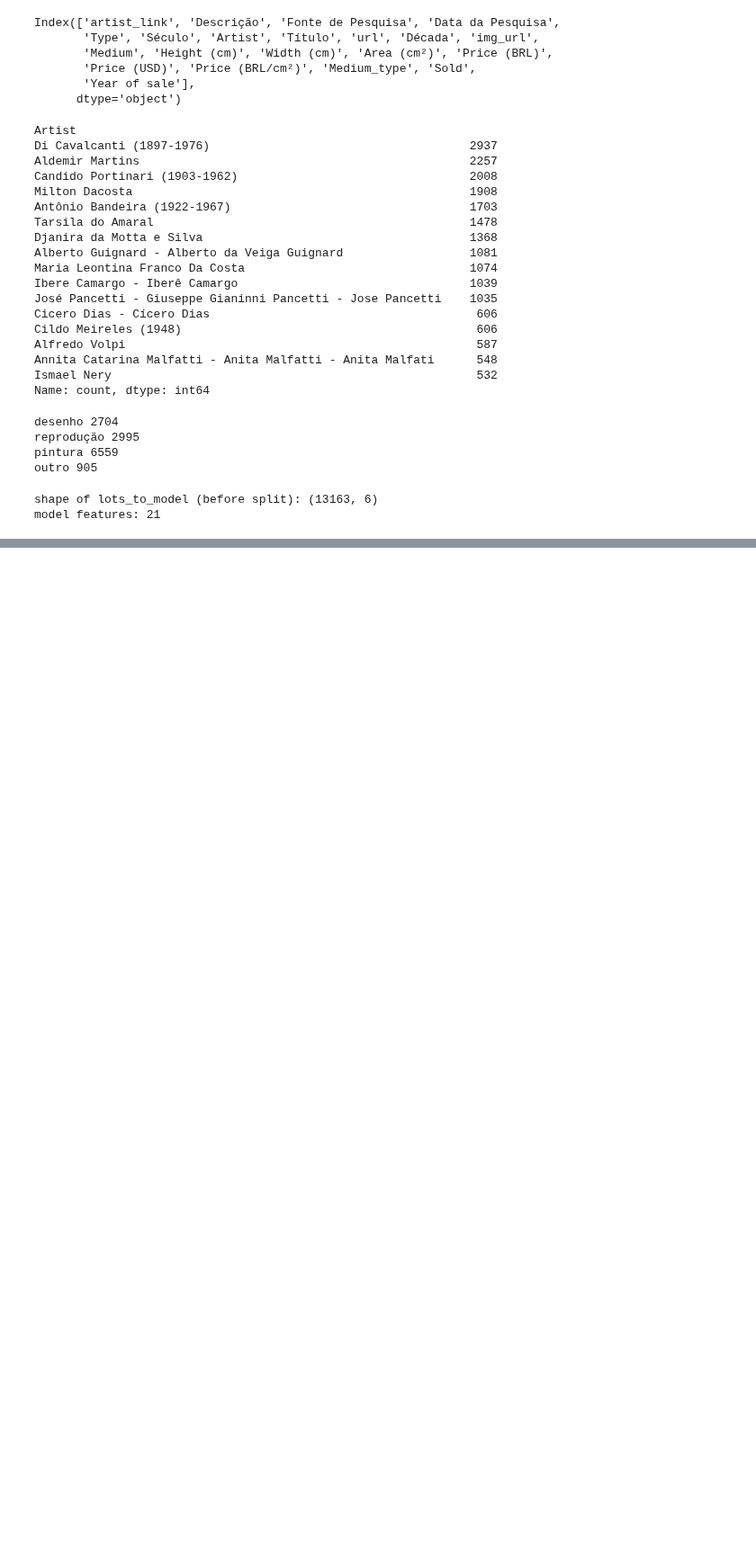
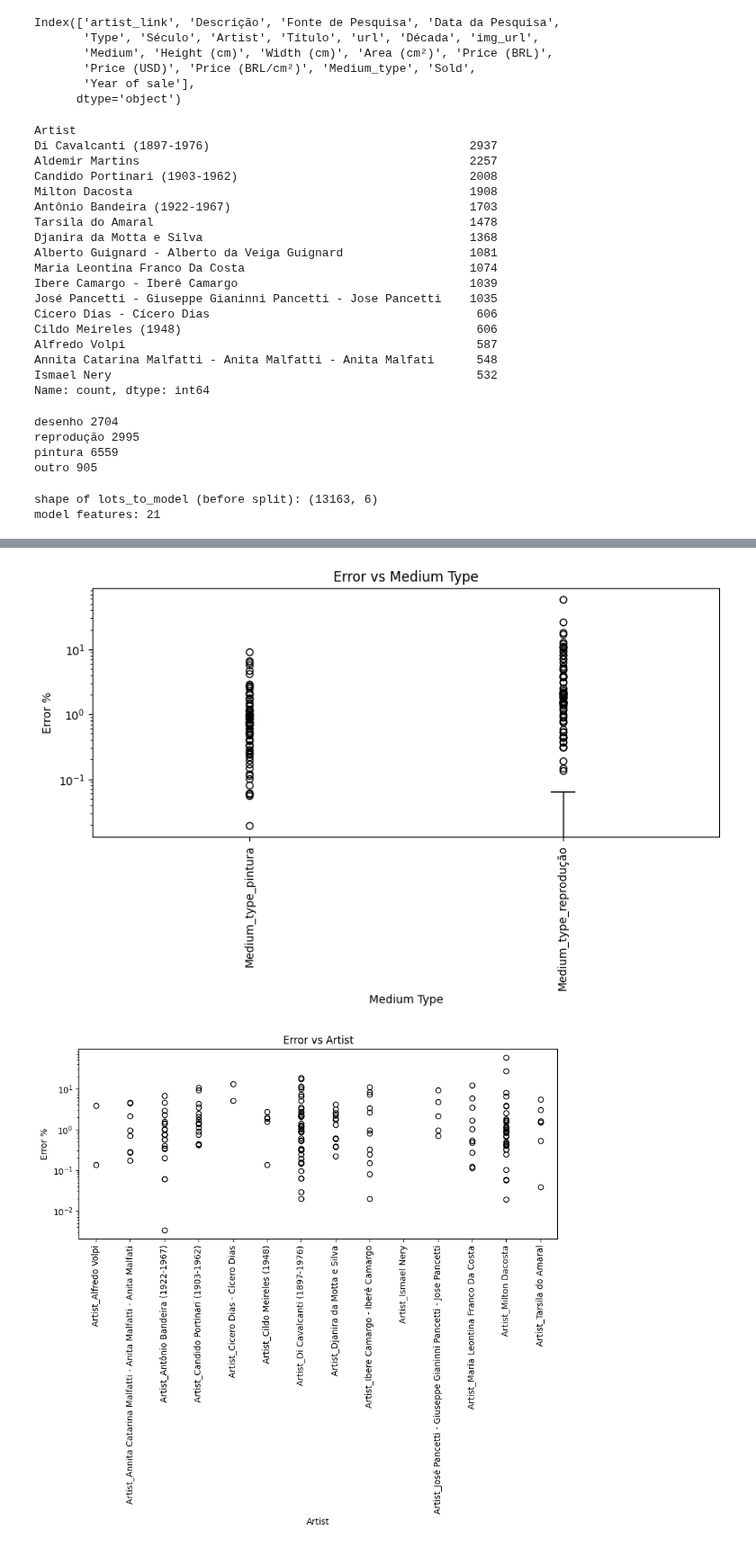
Before and after one commit to cryptogazzetta/Arte, a Jupyter notebook: analysis/catalogo_hyperparameter_tuning.ipynb, the cells around one changed output, grey strips where cells are left out. Shown at 90% size. Drawn from its saved outputs; the diff is of its cells as text; code cells hidden in the pictures; blank space fills up the shorter version.

```diff
--- a/analysis/catalogo_hyperparameter_tuning.ipynb
+++ b/analysis/catalogo_hyperparameter_tuning.ipynb
@@ -297,0 +323,10 @@ MAPE: 0.46780280200750735
+# %%
+lots_copy = models_utils.get_predicted_price_and_error(X_test, y_test, xgb_model)
+medium_types = ['Medium_type_pintura', 'Medium_type_reprodução'] #, 'desenho']
+artists = lots_copy.columns[1:-10]
+
+models_utils.plot_error_by_columns(lots_copy, medium_types, 'Medium Type')
+models_utils.plot_error_by_columns(lots_copy, artists, 'Artist')
+# %% [output]
+[figure, added]
+[figure, added]
```
Also changed, not shown: parts of 8 cells of this notebook, 1 other file.
